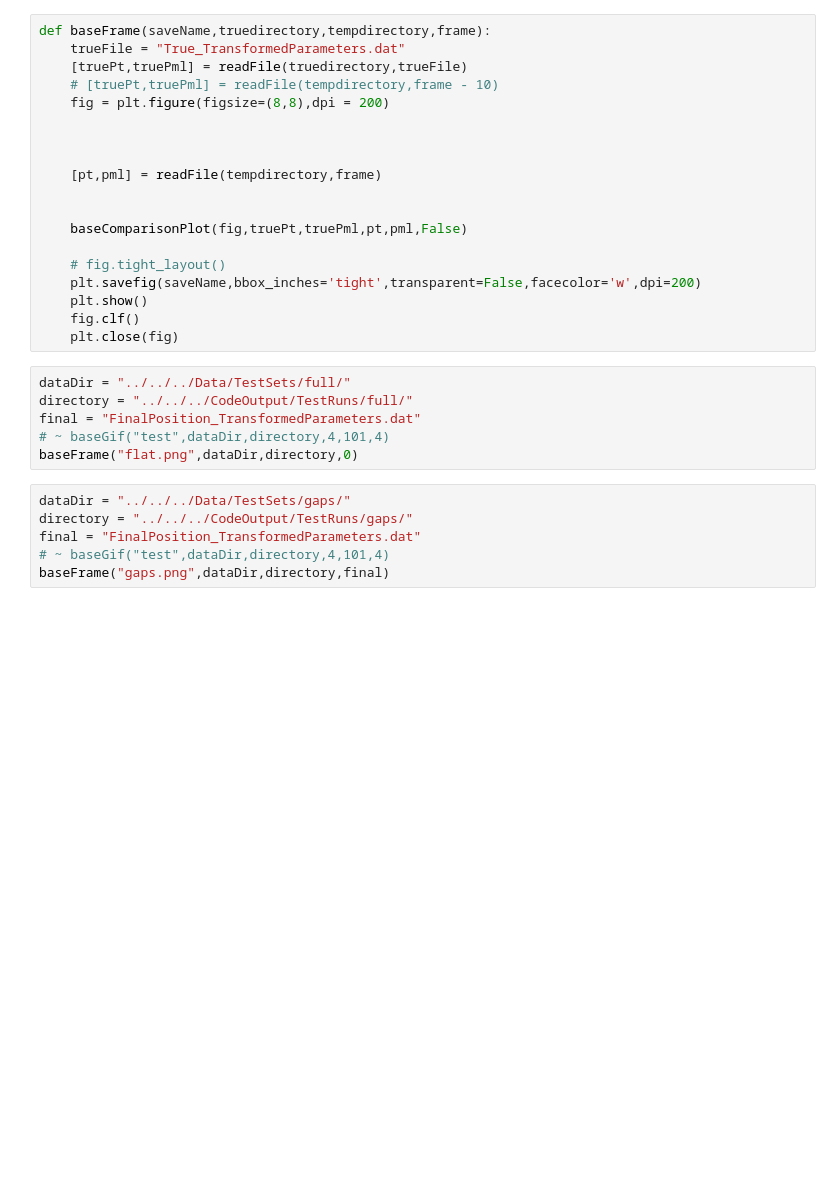
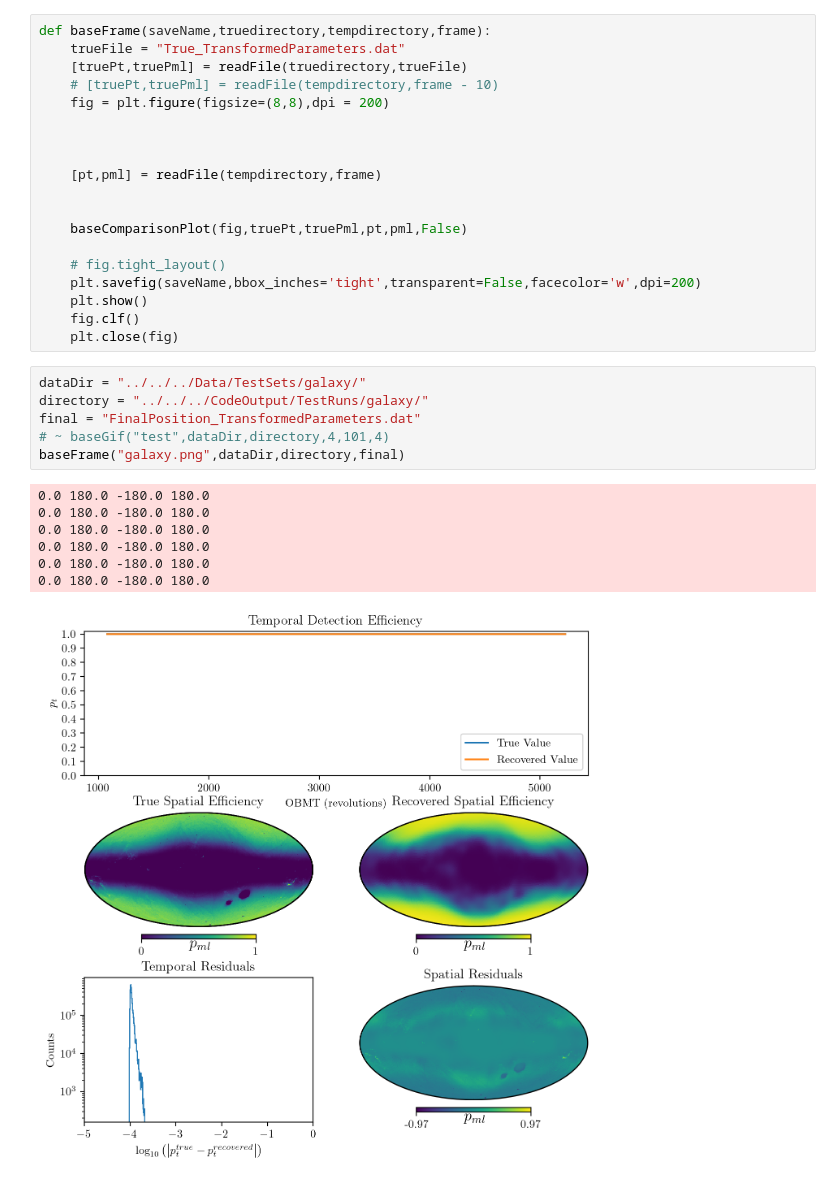
Before and after one commit to gaiaverse/Gaia-EDR3-selection-function, a Jupyter notebook: OutputAnalysis/JackPlotting/JuypterPlotter.ipynb, the cells around one changed output. Cells and saved outputs as stored; diff of their text form; blank space fills up the shorter version.

```diff
--- a/OutputAnalysis/JackPlotting/JuypterPlotter.ipynb
+++ b/OutputAnalysis/JackPlotting/JuypterPlotter.ipynb
@@ -169,15 +167,17 @@ def baseFrame(saveName,truedirectory,tempdirectory,frame):
     plt.show()
     fig.clf()
     plt.close(fig)
-# %%
-dataDir = "../../../Data/TestSets/full/"
-directory = "../../../CodeOutput/TestRuns/full/"
-final = "FinalPosition_TransformedParameters.dat"
-# ~ baseGif("test",dataDir,directory,4,101,4)
-baseFrame("flat.png",dataDir,directory,0)
 # %%
-dataDir = "../../../Data/TestSets/gaps/"
-directory = "../../../CodeOutput/TestRuns/gaps/"
+dataDir = "../../../Data/TestSets/galaxy/"
+directory = "../../../CodeOutput/TestRuns/galaxy/"
 final = "FinalPosition_TransformedParameters.dat"
 # ~ baseGif("test",dataDir,directory,4,101,4)
-baseFrame("gaps.png",dataDir,directory,final)
+baseFrame("galaxy.png",dataDir,directory,final)
+# %% [output]
+0.0 180.0 -180.0 180.0
+0.0 180.0 -180.0 180.0
+0.0 180.0 -180.0 180.0
+0.0 180.0 -180.0 180.0
+0.0 180.0 -180.0 180.0
+0.0 180.0 -180.0 180.0
+[figure, added]
```
Also changed, not shown: parts of 2 cells of this notebook, 2 other files.
